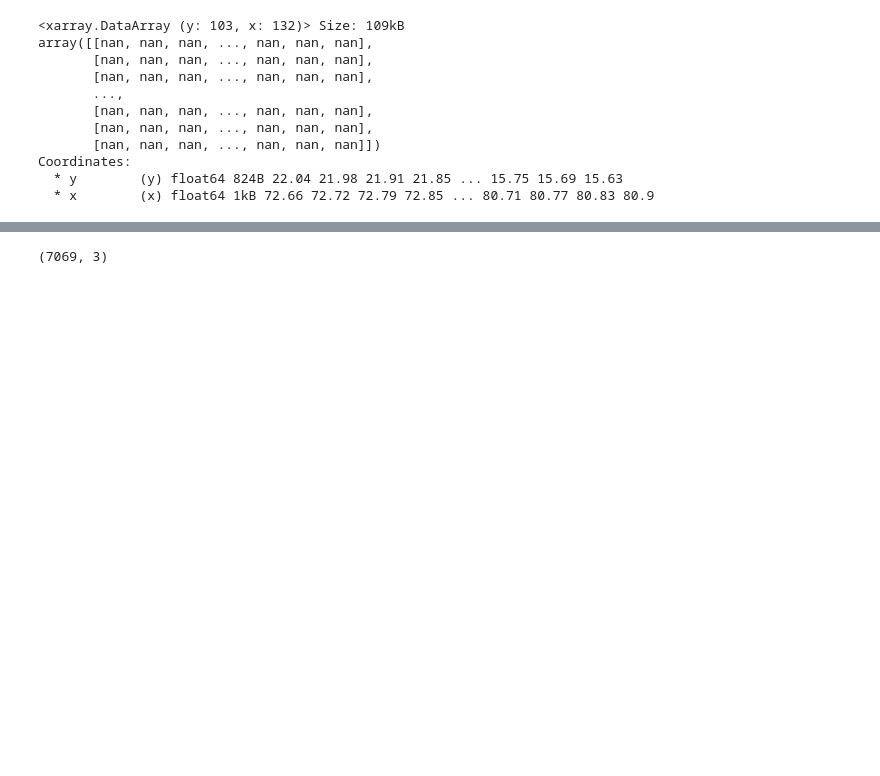
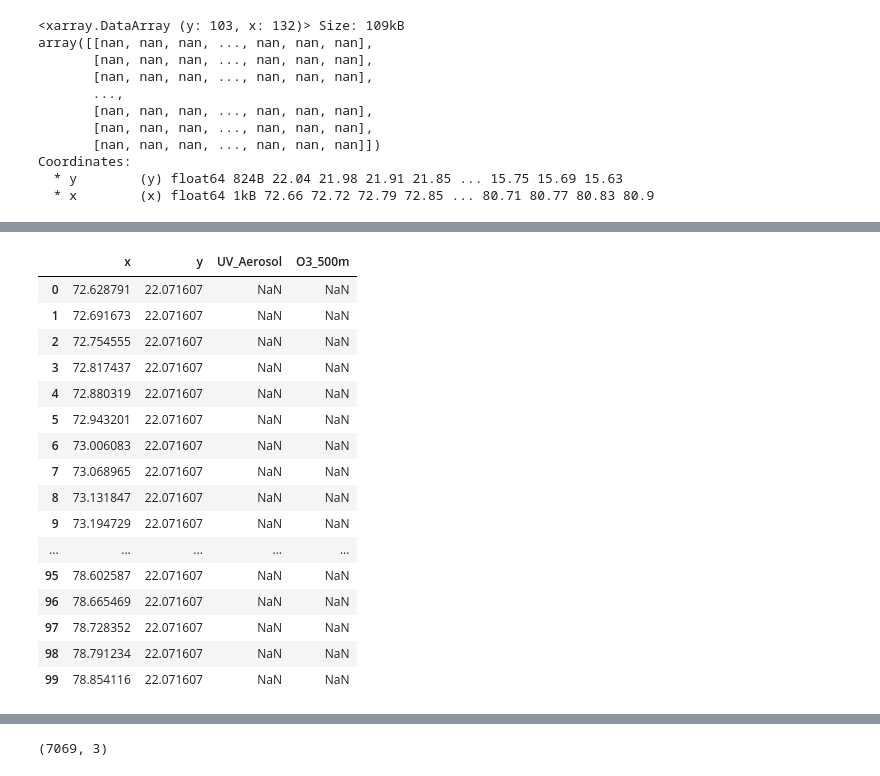
Before and after one commit to Keigan-Cardoza88/Satellite-Downscaling-TE-Project, a Jupyter notebook: Keigan O3/Sat_Downscaling_O3.ipynb, the cells around one changed output, grey strips where cells are left out. Saved outputs shown, nothing was run; the diff lists cells and outputs as text; code cells hidden in the pictures; blank space fills up the shorter version.

```diff
--- a/Keigan O3/Sat_Downscaling_O3.ipynb
+++ b/Keigan O3/Sat_Downscaling_O3.ipynb
@@ -36,3 +79,52 @@ Coordinates:
+# %%
+import numpy as np
+import xarray as xr
+import pandas as pd
+
+# o3_da = 7 km raster
+# uv_aerosol_da = 500 m raster (already fine resolution)
+
+# Compute replication factor (roughly 7km / 500m)
+rep_factor_y = int(round(uv_aerosol_da.sizes["y"] / o3_da.sizes["y"]))
+rep_factor_x = int(round(uv_aerosol_da.sizes["x"] / o3_da.sizes["x"]))
+
+# Replicate O3 values to match 500 m grid
+o3_rep = np.repeat(np.repeat(o3_da.values, rep_factor_y, axis=0), rep_factor_x, axis=1)
+
+# Crop or pad if necessary to match UV shape exactly
+o3_rep = o3_rep[:uv_aerosol_da.sizes["y"], :uv_aerosol_da.sizes["x"]]
+
+# Make DataArray aligned with UV/Aerosol coordinates
+o3_500m_da = xr.DataArray(o3_rep, dims=("y", "x"), coords={"y": uv_aerosol_da.y, "x": uv_aerosol_da.x})
+
+# Combine both into a single DataFrame
+xx, yy = np.meshgrid(uv_aerosol_da.x.values, uv_aerosol_da.y.values)
+df = pd.DataFrame({
+    "x": xx.ravel(),
+    "y": yy.ravel(),
+    "UV_Aerosol": uv_aerosol_da.values.ravel(),
+    "O3_500m": o3_500m_da.values.ravel()
+})
+
+df.head(100)
+# %% [output]
+|  | x | y | UV_Aerosol | O3_500m |
+| 0 | 72.628791 | 22.071607 | NaN | NaN |
+| 1 | 72.691673 | 22.071607 | NaN | NaN |
+| 2 | 72.754555 | 22.071607 | NaN | NaN |
+| 3 | 72.817437 | 22.071607 | NaN | NaN |
+| 4 | 72.880319 | 22.071607 | NaN | NaN |
+| 5 | 72.943201 | 22.071607 | NaN | NaN |
+| 6 | 73.006083 | 22.071607 | NaN | NaN |
+| 7 | 73.068965 | 22.071607 | NaN | NaN |
+| 8 | 73.131847 | 22.071607 | NaN | NaN |
+| 9 | 73.194729 | 22.071607 | NaN | NaN |
+| ... | ... | ... | ... | ... |
+| 95 | 78.602587 | 22.071607 | NaN | NaN |
+| 96 | 78.665469 | 22.071607 | NaN | NaN |
+| 97 | 78.728352 | 22.071607 | NaN | NaN |
+| 98 | 78.791234 | 22.071607 | NaN | NaN |
+| 99 | 78.854116 | 22.071607 | NaN | NaN |
 # %%
 df = pd.DataFrame({
     "longitude": np.repeat(o3_da.x.values, o3_da.y.size),
```
Also changed, not shown: parts of 4 cells of this notebook, 1 other file.
